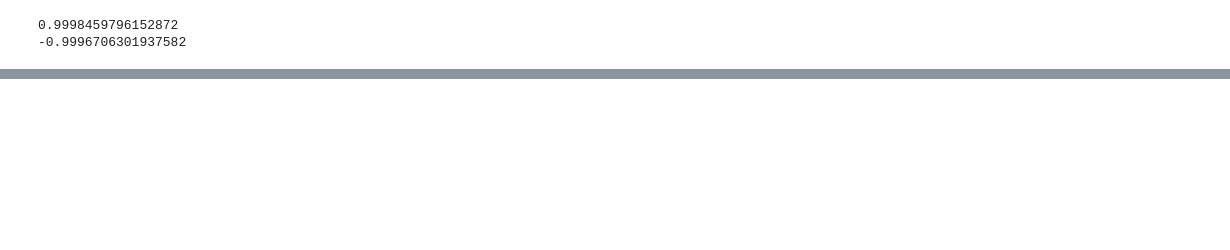
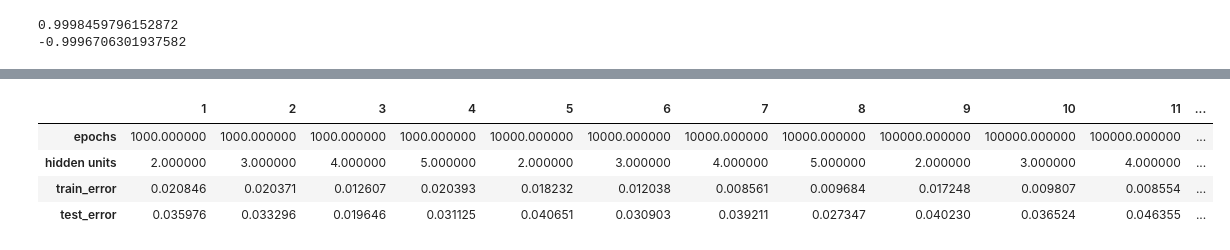
Before and after one commit to finolacahill/mlp, a Jupyter notebook: project.ipynb, the cells around one changed output, grey strips where cells are left out. Saved outputs shown, nothing was run; the diff lists cells and outputs as text; code cells hidden in the pictures; blank space fills up the shorter version.

```diff
--- a/project.ipynb
+++ b/project.ipynb
@@ -212,0 +235,2 @@ class MLP:
+# %%
+results4 = pd.DataFrame(index=['epochs', 'hidden units', 'train_error', 'test_error'])
@@ -212,0 +284,8 @@ class MLP:
+# %%
+results4
+# %% [output]
+|  | 1 | 2 | 3 | 4 | 5 | 6 | 7 | 8 | 9 | 10 | 11 | ... |
+| epochs | 1000.000000 | 1000.000000 | 1000.000000 | 1000.000000 | 10000.000000 | 10000.000000 | 10000.000000 | 10000.000000 | 100000.000000 | 100000.000000 | 100000.000000 | ... |
+| hidden units | 2.000000 | 3.000000 | 4.000000 | 5.000000 | 2.000000 | 3.000000 | 4.000000 | 5.000000 | 2.000000 | 3.000000 | 4.000000 | ... |
+| train_error | 0.020846 | 0.020371 | 0.012607 | 0.020393 | 0.018232 | 0.012038 | 0.008561 | 0.009684 | 0.017248 | 0.009807 | 0.008554 | ... |
+| test_error | 0.035976 | 0.033296 | 0.019646 | 0.031125 | 0.040651 | 0.030903 | 0.039211 | 0.027347 | 0.040230 | 0.036524 | 0.046355 | ... |
```
Also changed, not shown: parts of 24 cells of this notebook.
